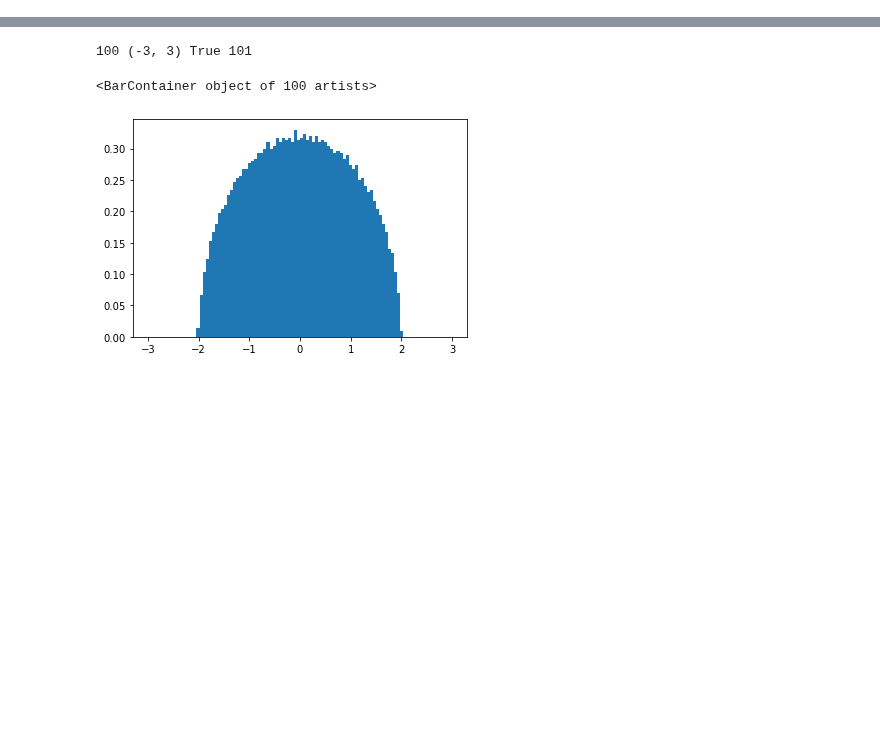
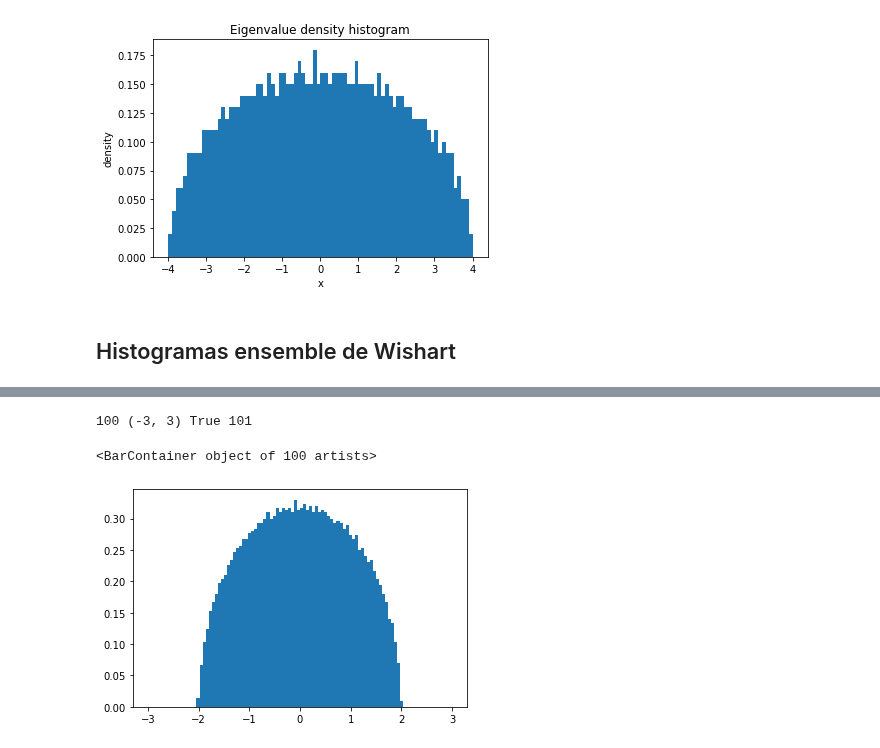
Before and after one commit to AlejandroSantorum/scikit-rmt, a Jupyter notebook: notebooks/ensemble_sims.ipynb, the cells around one changed output, grey strips where cells are left out. Drawn from its saved outputs; the diff is of its cells as text; code cells hidden in the pictures; blank space fills up the shorter version.

```diff
--- a/notebooks/ensemble_sims.ipynb
+++ b/notebooks/ensemble_sims.ipynb
@@ -29,0 +30,7 @@ def get_bins_centers(bins, contour=True):
+# %%
+gse = GaussianEnsemble(beta=4, n=n, use_tridiagonal=True)
+gse.plot_eigval_hist(bins=80, interval=(-4,4), density=True)
+# %% [output]
+[figure, added]
+# %% [markdown]
+## Histogramas ensemble de Wishart
```
Also changed, not shown: parts of 40 cells of this notebook, 3 other files.
